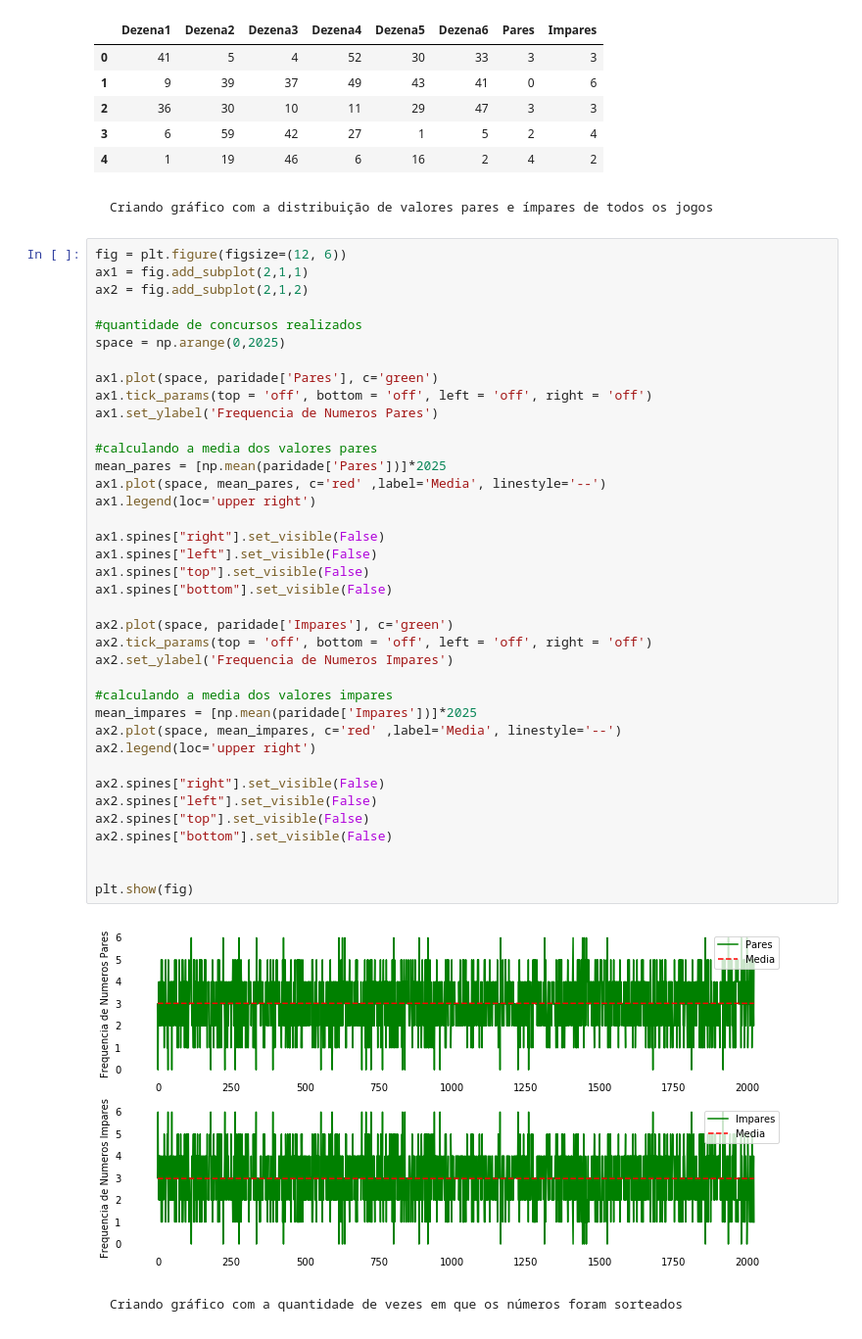
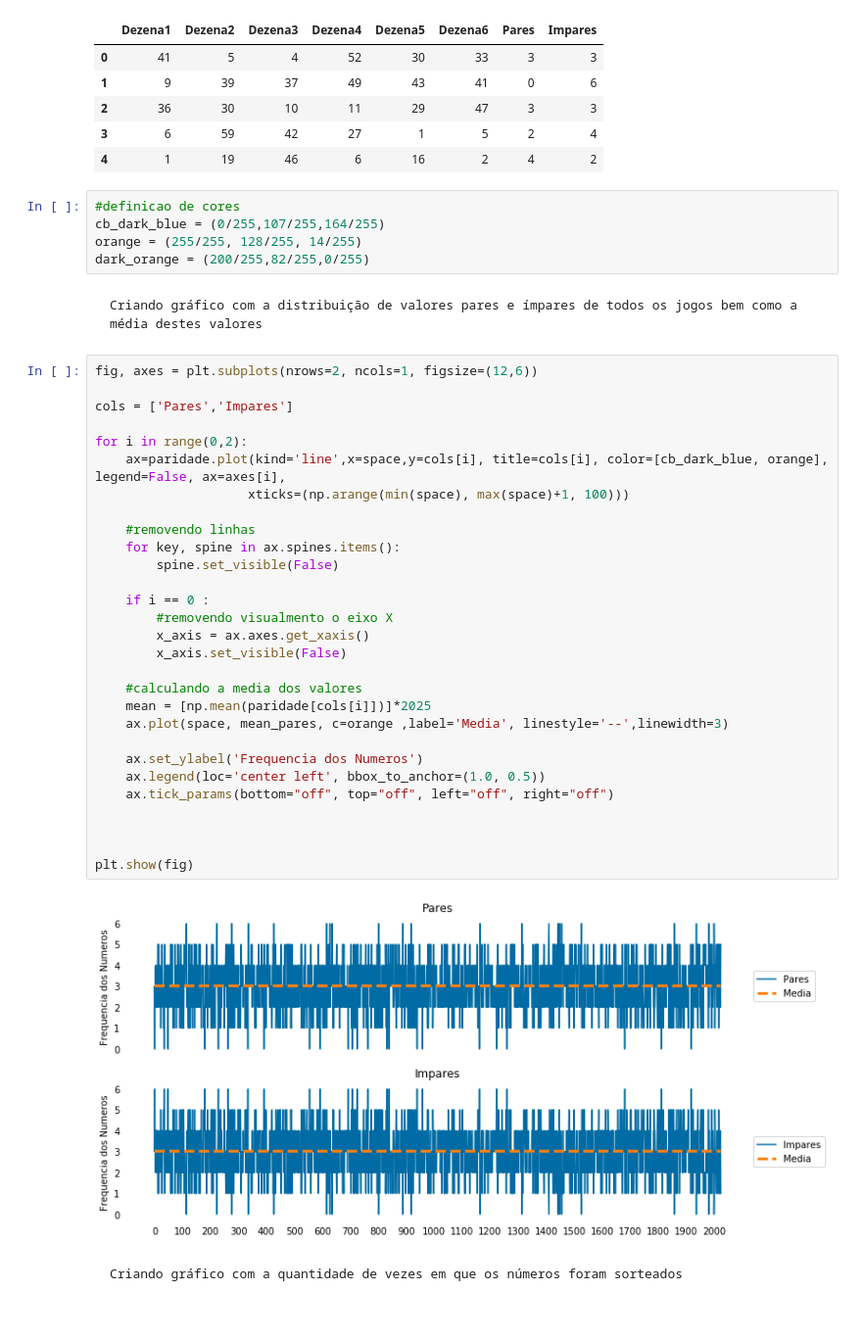
Before and after one commit to Ahrkano/Probabilidade, a Jupyter notebook: Alexandre Pontes Trabalho Unidade I.ipynb, the cells around one changed output. Shown at 98% size. Saved outputs shown, nothing was run; the diff lists cells and outputs as text.

```diff
--- a/Alexandre Pontes Trabalho Unidade I.ipynb
+++ b/Alexandre Pontes Trabalho Unidade I.ipynb
@@ -186,47 +186,43 @@ paridade.head()
 | 2 | 36 | 30 | 10 | 11 | 29 | 47 | 3 | 3 |
 | 3 | 6 | 59 | 42 | 27 | 1 | 5 | 2 | 4 |
 | 4 | 1 | 19 | 46 | 6 | 16 | 2 | 4 | 2 |
+# %%
+#definicao de cores
+cb_dark_blue = (0/255,107/255,164/255)
+orange = (255/255, 128/255, 14/255)
+dark_orange = (200/255,82/255,0/255)
 # %% [markdown]
-    Criando gráfico com a distribuição de valores pares e ímpares de todos os jogos
+    Criando gráfico com a distribuição de valores pares e ímpares de todos os jogos bem como a média destes valores
-# %%
-fig = plt.figure(figsize=(12, 6))
-ax1 = fig.add_subplot(2,1,1)
-ax2 = fig.add_subplot(2,1,2)
-
-#quantidade de concursos realizados
-space = np.arange(0,2025)
-
-ax1.plot(space, paridade['Pares'], c='green')
-ax1.tick_params(top = 'off', bottom = 'off', left = 'off', right = 'off')
-ax1.set_ylabel('Frequencia de Numeros Pares')
-
-#calculando a media dos valores pares
-mean_pares = [np.mean(paridade['Pares'])]*2025
-ax1.plot(space, mean_pares, c='red' ,label='Media', linestyle='--')
-ax1.legend(loc='upper right')
-
-ax1.spines["right"].set_visible(False)
-ax1.spines["left"].set_visible(False)
-ax1.spines["top"].set_visible(False)
-ax1.spines["bottom"].set_visible(False)
-
-ax2.plot(space, paridade['Impares'], c='green')
-ax2.tick_params(top = 'off', bottom = 'off', left = 'off', right = 'off')
-ax2.set_ylabel('Frequencia de Numeros Impares')
-
-#calculando a media dos valores impares
-mean_impares = [np.mean(paridade['Impares'])]*2025
-ax2.plot(space, mean_impares, c='red' ,label='Media', linestyle='--')
-ax2.legend(loc='upper right')
-
-ax2.spines["right"].set_visible(False)
-ax2.spines["left"].set_visible(False)
-ax2.spines["top"].set_visible(False)
-ax2.spines["bottom"].set_visible(False)
-
-
-plt.show(fig)
-# %% [output]
-[figure, removed]
+# %%
+fig, axes = plt.subplots(nrows=2, ncols=1, figsize=(12,6))
+
+cols = ['Pares','Impares']
+
+for i in range(0,2):
+    ax=paridade.plot(kind='line',x=space,y=cols[i], title=cols[i], color=[cb_dark_blue, orange], legend=False, ax=axes[i],
+                    xticks=(np.arange(min(space), max(space)+1, 100)))
+
+    #removendo linhas
+    for key, spine in ax.spines.items():
+        spine.set_visible(False)
+
+    if i == 0 :
+        #removendo visualmento o eixo X
+        x_axis = ax.axes.get_xaxis()
+        x_axis.set_visible(False)
+
+    #calculando a media dos valores
+    mean = [np.mean(paridade[cols[i]])]*2025
+    ax.plot(space, mean_pares, c=orange ,label='Media', linestyle='--',linewidth=3)
+
+    ax.set_ylabel('Frequencia dos Numeros')
+    ax.legend(loc='center left', bbox_to_anchor=(1.0, 0.5))
+    ax.tick_params(bottom="off", top="off", left="off", right="off")
+
+
+
+plt.show(fig)
+# %% [output]
+[figure, added]
 # %% [markdown]
     Criando gráfico com a quantidade de vezes em que os números foram sorteados
```
Also changed, not shown: parts of 6 cells of this notebook.
